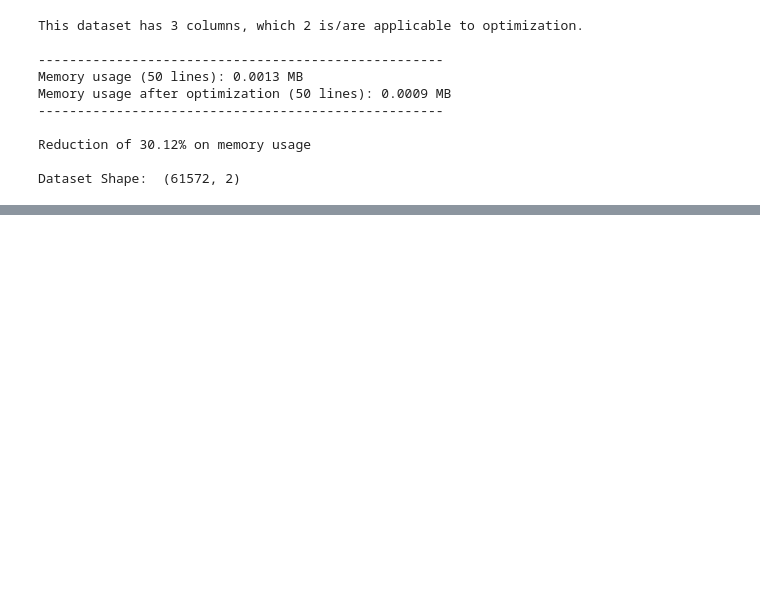
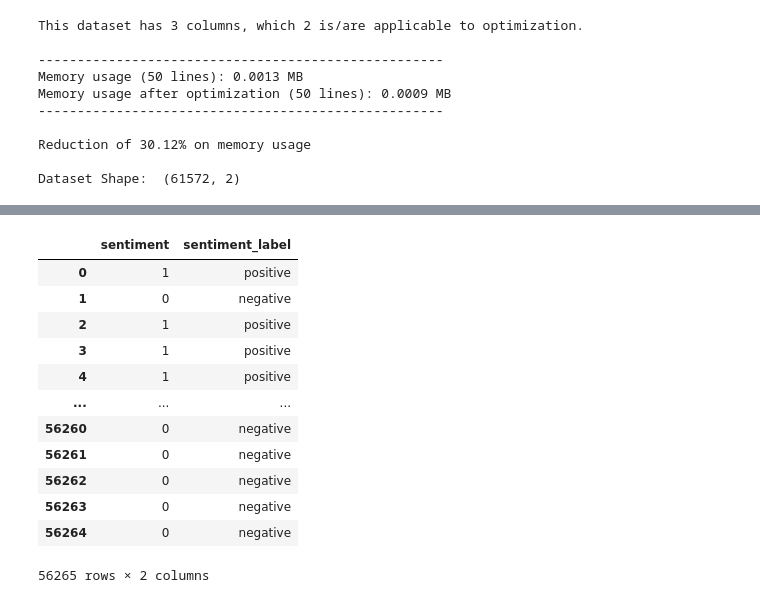
Before and after one commit to C10-Brazilian-e-commerce-modeling-team/brazilian-e-commerce, a Jupyter notebook: NLP/External_data_NLP.ipynb, the cells around one changed output, grey strips where cells are left out. Cells and saved outputs as stored; diff of their text form; code cells hidden in the pictures; blank space fills up the shorter version.

```diff
--- a/NLP/External_data_NLP.ipynb
+++ b/NLP/External_data_NLP.ipynb
@@ -287,0 +378,16 @@ Reshape your data either using array.reshape(-1, 1) if your data has a single fe
+# %%
+sent_df.query('sentiment_label in ("positive", "negative")')
+# %% [output]
+|  | sentiment | sentiment_label |
+| 0 | 1 | positive |
+| 1 | 0 | negative |
+| 2 | 1 | positive |
+| 3 | 1 | positive |
+| 4 | 1 | positive |
+| ... | ... | ... |
+| 56260 | 0 | negative |
+| 56261 | 0 | negative |
+| 56262 | 0 | negative |
+| 56263 | 0 | negative |
+| 56264 | 0 | negative |
+56265 rows × 2 columns
```
Also changed, not shown: parts of 31 cells of this notebook, 4 other files.
